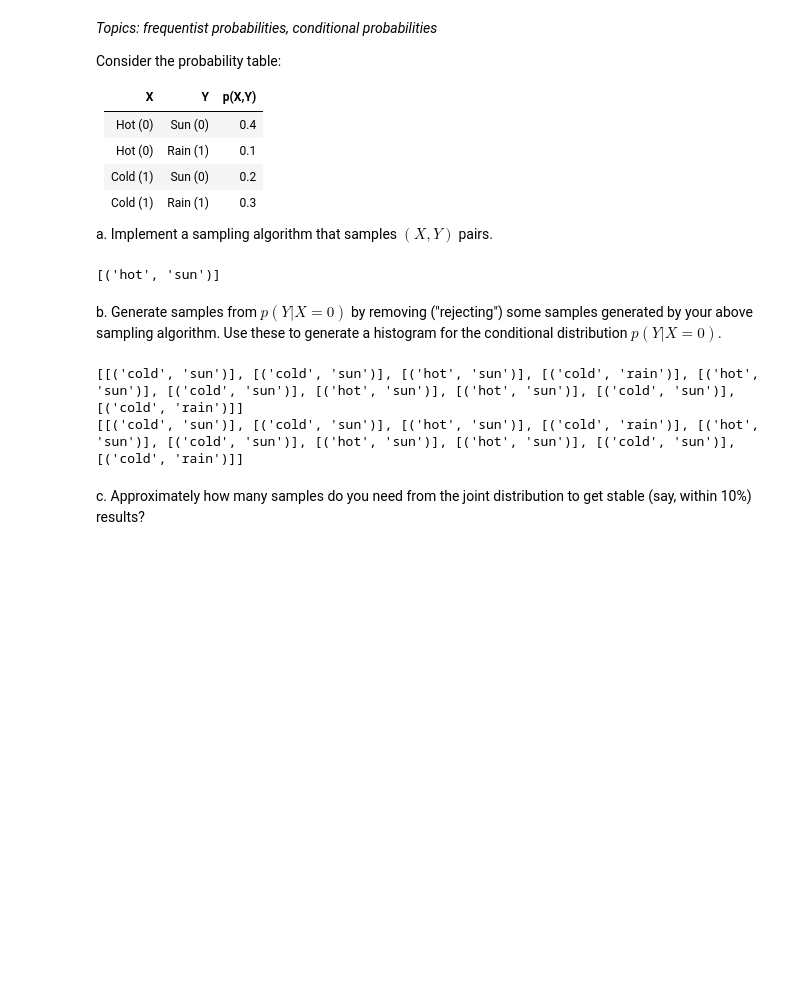
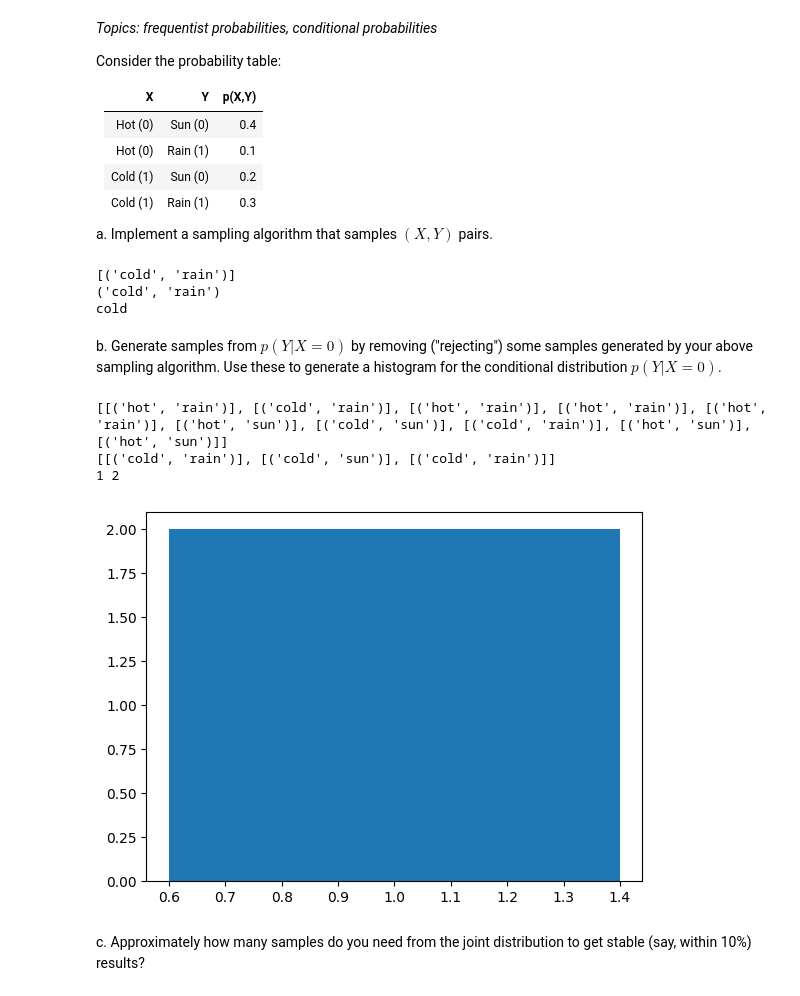
Before and after one commit to labudzki/MLforPA, a Jupyter notebook: 1_ML4PhA_2025_Exercise_sheet_1_v2.ipynb, the cells around one changed output. Cells and saved outputs as stored; diff of their text form; code cells hidden in the pictures; blank space fills up the shorter version.

```diff
--- a/1_ML4PhA_2025_Exercise_sheet_1_v2.ipynb
+++ b/1_ML4PhA_2025_Exercise_sheet_1_v2.ipynb
@@ -194,19 +195,43 @@ probability_table = [
 
 sampled_pair = return_random_sample_joint()
 print(sampled_pair)
-sampled_pairs_list = [return_random_sample_joint() for _ in range(10)]
+print(sampled_pair[0])
+print(sampled_pair[0][0])
+# sampled_pairs_list = [return_random_sample_joint() for _ in range(10)]
+# print(sampled_pairs_list)
 # %% [output]
-[('hot', 'sun')]
+[('cold', 'rain')]
+('cold', 'rain')
+cold
 # %% [markdown]
 b. Generate samples from $p(Y| X = 0)$ by removing ("rejecting") some samples generated by your above sampling algorithm. Use these to generate a histogram for the conditional distribution $p(Y| X=0)$.
-# %%
-# Put your solution here
-sampled_pairs_rejected = [x for x in sampled_pairs_list if x[0] != 'hot']
-print(sampled_pairs_list)
-print(sampled_pairs_rejected)
-# %% [output]
-[[('cold', 'sun')], [('cold', 'sun')], [('hot', 'sun')], [('cold', 'rain')], [('hot', 'sun')], [('cold', 'sun')], [('hot', 'sun')], [('hot', 'sun')], [('cold', 'sun')], [('cold', 'rain')]]
-[[('cold', 'sun')], [('cold', 'sun')], [('hot', 'sun')], [('cold', 'rain')], [('hot', 'sun')], [('cold', 'sun')], [('hot', 'sun')], [('hot', 'sun')], [('cold', 'sun')], [('cold', 'rain')]]
+# %%
+import matplotlib.pyplot as plt
+
+# Put your solution here
+sampled_pairs_rejected = [x for x in sampled_pairs_list if x[0][0] != 'hot']
+print(sampled_pairs_list)
+print(sampled_pairs_rejected)
+
+#Check this answer by comparing to a calculation
+
+count1 = 0
+count2 = 0
+for x in sampled_pairs_rejected:
+  if x[0][1] == 'sun':
+    count1+=1
+  elif x[0][1] == 'rain':
+    count2+=1
+x = ['sun', 'rain']
+
+print(count1, count2)
+plt.bar(count1, count2)
+plt.show()
+# %% [output]
+[[('hot', 'rain')], [('cold', 'rain')], [('hot', 'rain')], [('hot', 'rain')], [('hot', 'rain')], [('hot', 'sun')], [('cold', 'sun')], [('cold', 'rain')], [('hot', 'sun')], [('hot', 'sun')]]
+[[('cold', 'rain')], [('cold', 'sun')], [('cold', 'rain')]]
+1 2
+[figure, added]
 # %% [markdown]
 
 c. Approximately how many samples do you need from the joint distribution to get stable (say, within 10%) results?
```
Also changed, not shown: parts of 1 cell of this notebook.
